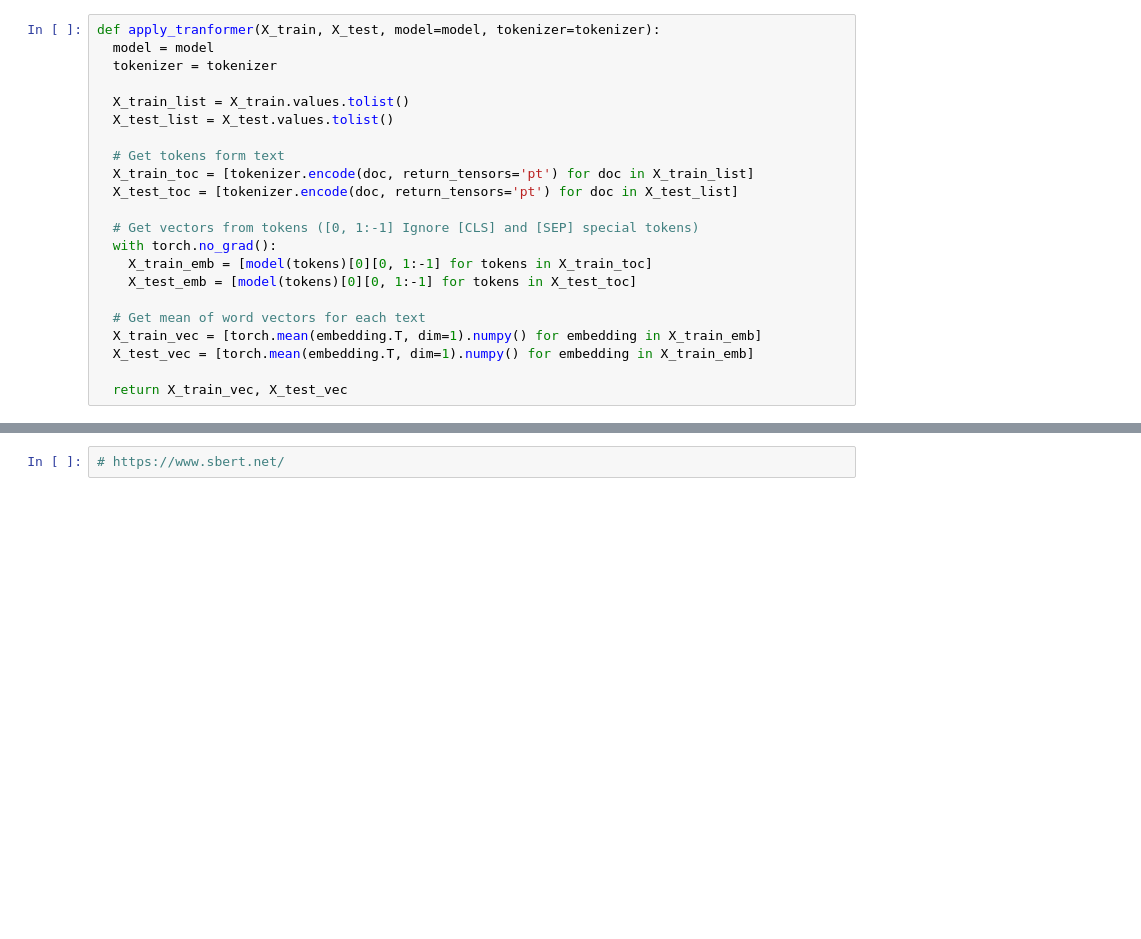
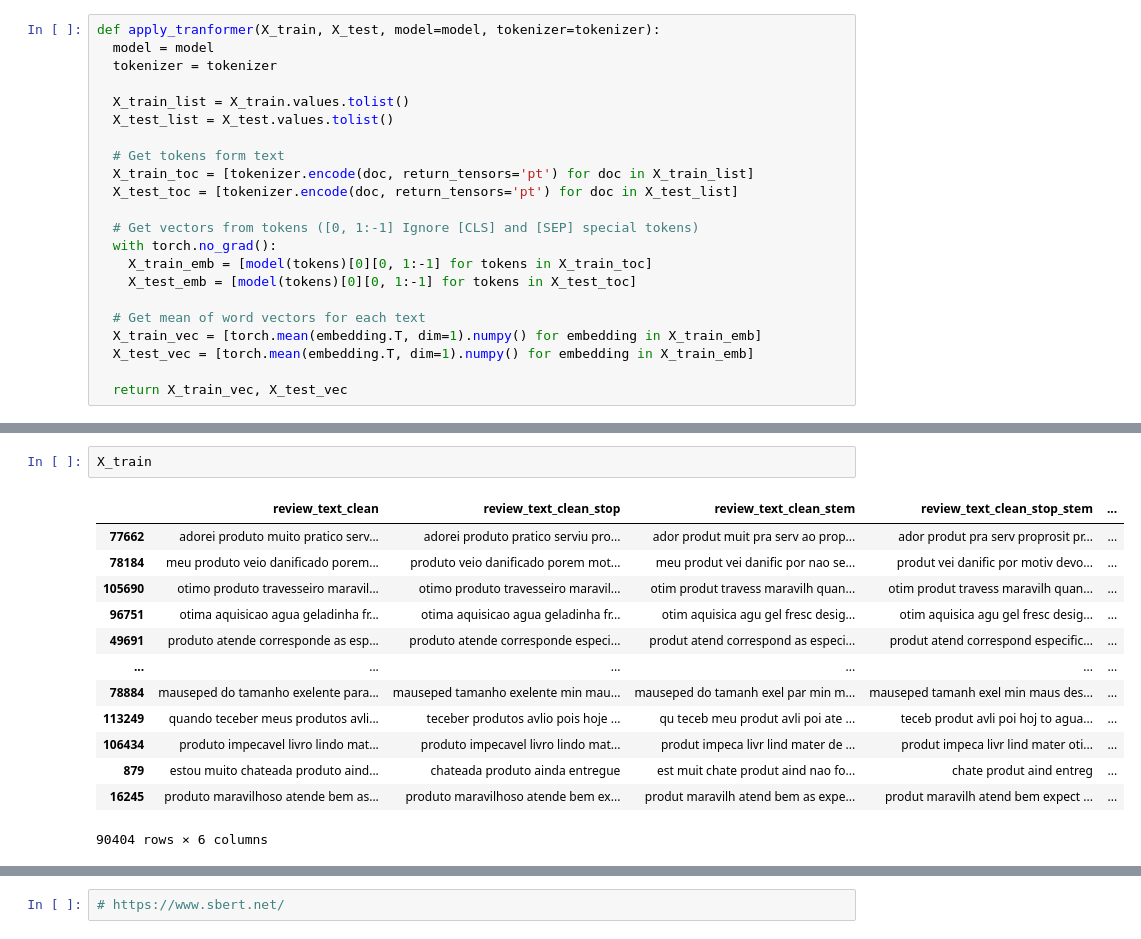
Before and after one commit to rdemarqui/sentiment_analysis, a Jupyter notebook: 02 Vectorization.ipynb, the cells around one changed output, grey strips where cells are left out. Drawn from its saved outputs; the diff is of its cells as text; blank space fills up the shorter version.

```diff
--- a/02 Vectorization.ipynb
+++ b/02 Vectorization.ipynb
@@ -459,3 +482,19 @@ torch.mean(X_train_emb[0].T, dim=1).numpy()
+# %%
+X_train
+# %% [output]
+|  | review_text_clean | review_text_clean_stop | review_text_clean_stem | review_text_clean_stop_stem | ... |
+| 77662 | adorei produto muito pratico serv... | adorei produto pratico serviu pro... | ador produt muit pra serv ao prop... | ador produt pra serv proprosit pr... | ... |
+| 78184 | meu produto veio danificado porem... | produto veio danificado porem mot... | meu produt vei danific por nao se... | produt vei danific por motiv devo... | ... |
+| 105690 | otimo produto travesseiro maravil... | otimo produto travesseiro maravil... | otim produt travess maravilh quan... | otim produt travess maravilh quan... | ... |
+| 96751 | otima aquisicao agua geladinha fr... | otima aquisicao agua geladinha fr... | otim aquisica agu gel fresc desig... | otim aquisica agu gel fresc desig... | ... |
+| 49691 | produto atende corresponde as esp... | produto atende corresponde especi... | produt atend correspond as especi... | produt atend correspond especific... | ... |
+| ... | ... | ... | ... | ... | ... |
+| 78884 | mauseped do tamanho exelente para... | mauseped tamanho exelente min mau... | mauseped do tamanh exel par min m... | mauseped tamanh exel min maus des... | ... |
+| 113249 | quando teceber meus produtos avli... | teceber produtos avlio pois hoje ... | qu teceb meu produt avli poi ate ... | teceb produt avli poi hoj to agua... | ... |
+| 106434 | produto impecavel livro lindo mat... | produto impecavel livro lindo mat... | produt impeca livr lind mater de ... | produt impeca livr lind mater oti... | ... |
+| 879 | estou muito chateada produto aind... | chateada produto ainda entregue | est muit chate produt aind nao fo... | chate produt aind entreg | ... |
+| 16245 | produto maravilhoso atende bem as... | produto maravilhoso atende bem ex... | produt maravilh atend bem as expe... | produt maravilh atend bem expect ... | ... |
+90404 rows × 6 columns
 # %%
 np.array(X_train_vec).shape
 # %% [output]
```
Also changed, not shown: parts of 35 cells of this notebook.
